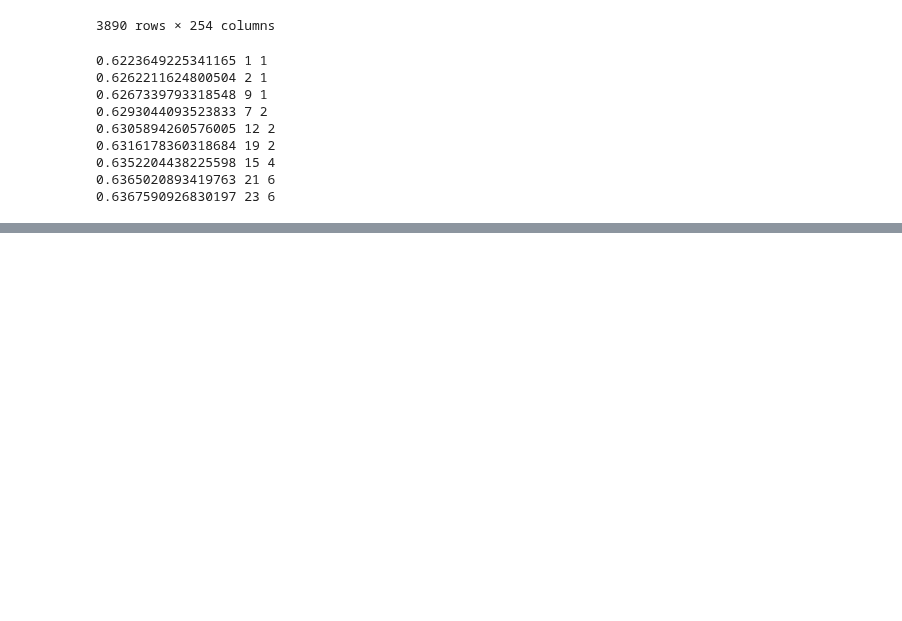
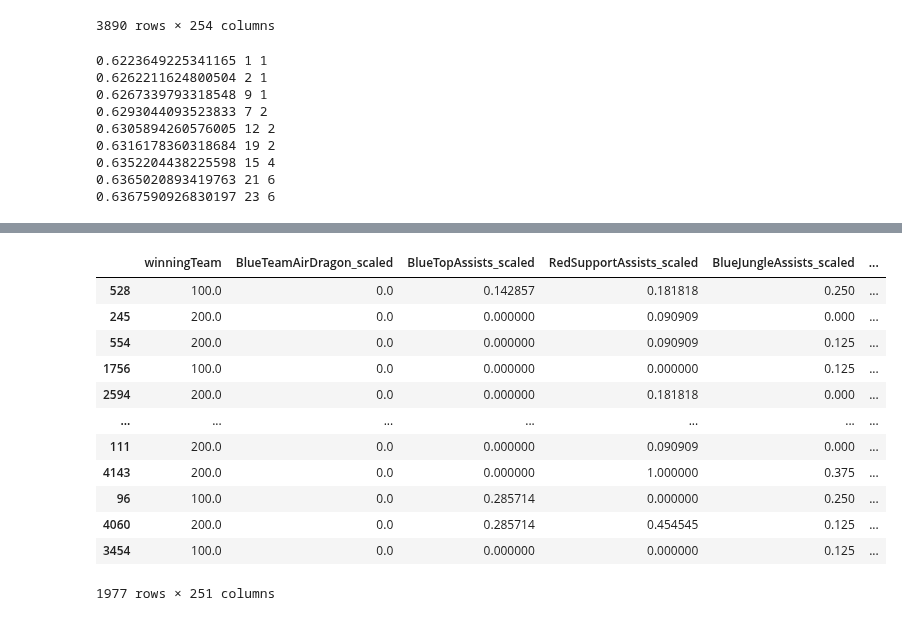
Before and after one commit to codeup-germain/Esports-Analysis, a Jupyter notebook: chavez/Clustering Part 2.ipynb, the cells around one changed output, grey strips where cells are left out. Drawn from its saved outputs; the diff is of its cells as text; code cells hidden in the pictures; blank space fills up the shorter version.

```diff
--- a/chavez/Clustering Part 2.ipynb
+++ b/chavez/Clustering Part 2.ipynb
@@ -1310,0 +1535,2 @@ for leaf in range(1, 25):
+# %%
+train = train.drop(columns=to_drop)
@@ -1310,0 +1543,16 @@ for leaf in range(1, 25):
+# %%
+train
+# %% [output]
+|  | winningTeam | BlueTeamAirDragon_scaled | BlueTopAssists_scaled | RedSupportAssists_scaled | BlueJungleAssists_scaled | ... |
+| 528 | 100.0 | 0.0 | 0.142857 | 0.181818 | 0.250 | ... |
+| 245 | 200.0 | 0.0 | 0.000000 | 0.090909 | 0.000 | ... |
+| 554 | 200.0 | 0.0 | 0.000000 | 0.090909 | 0.125 | ... |
+| 1756 | 100.0 | 0.0 | 0.000000 | 0.000000 | 0.125 | ... |
+| 2594 | 200.0 | 0.0 | 0.000000 | 0.181818 | 0.000 | ... |
+| ... | ... | ... | ... | ... | ... | ... |
+| 111 | 200.0 | 0.0 | 0.000000 | 0.090909 | 0.000 | ... |
+| 4143 | 200.0 | 0.0 | 0.000000 | 1.000000 | 0.375 | ... |
+| 96 | 100.0 | 0.0 | 0.285714 | 0.000000 | 0.250 | ... |
+| 4060 | 200.0 | 0.0 | 0.285714 | 0.454545 | 0.125 | ... |
+| 3454 | 100.0 | 0.0 | 0.000000 | 0.000000 | 0.125 | ... |
+1977 rows × 251 columns
```
Also changed, not shown: parts of 29 cells of this notebook, 4 other files.
